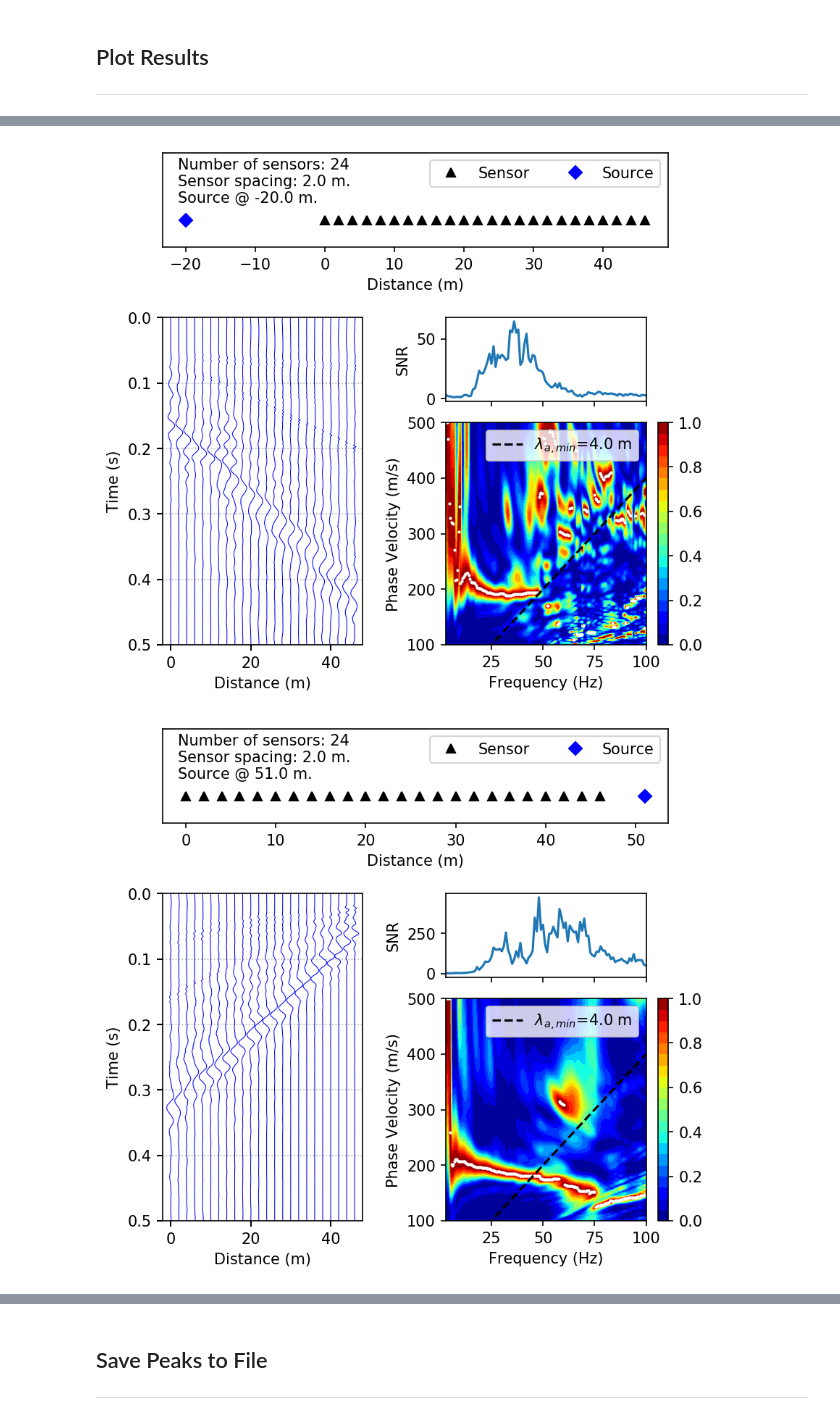
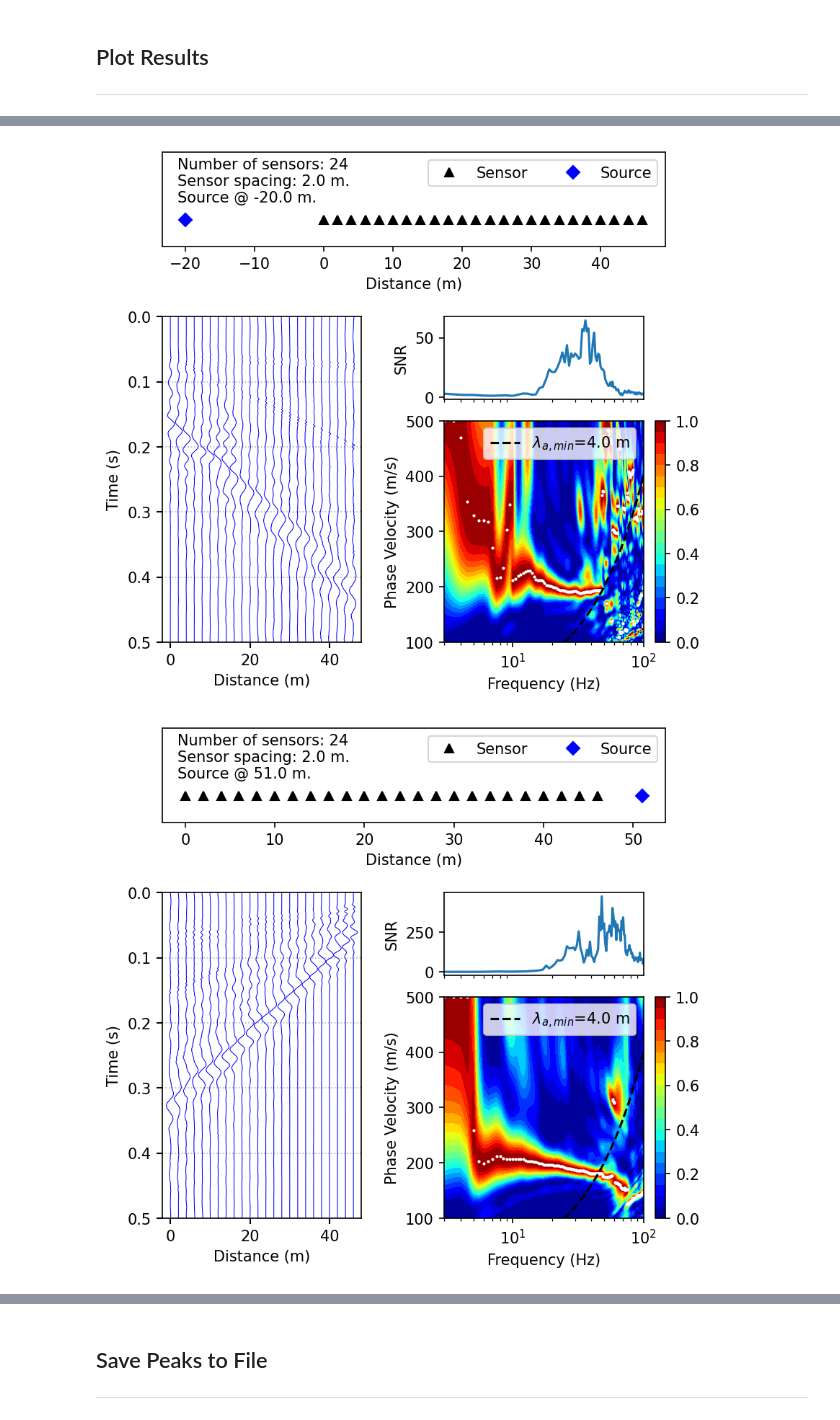
Before and after one commit to jpvantassel/swprocess, a Jupyter notebook: examples/masw/masw.ipynb, the cells around one changed output, grey strips where cells are left out. Cells and saved outputs as stored; diff of their text form; code cells hidden in the pictures.

```diff
--- a/examples/masw/masw.ipynb
+++ b/examples/masw/masw.ipynb
@@ -236,6 +236,9 @@ for wavefieldtransform in wavefieldtransforms:
     ax3.set_xlim(xlim)
     ax2.set_xlim(xlim)
     ax3.set_ylim(ylim)
+    ax2.set_xscale("log")
+    ax2.set_xticks([])
+    ax3.set_xscale("log")
 
     figures.append(fig)
     plt.show()
@@ -246,2 +249,2 @@ for wavefieldtransform in wavefieldtransforms:
-[figure, old version]
+[figure, new version]
-[figure, old version]
+[figure, new version]
```
Also changed, not shown: parts of 3 cells of this notebook, 47 other files.
